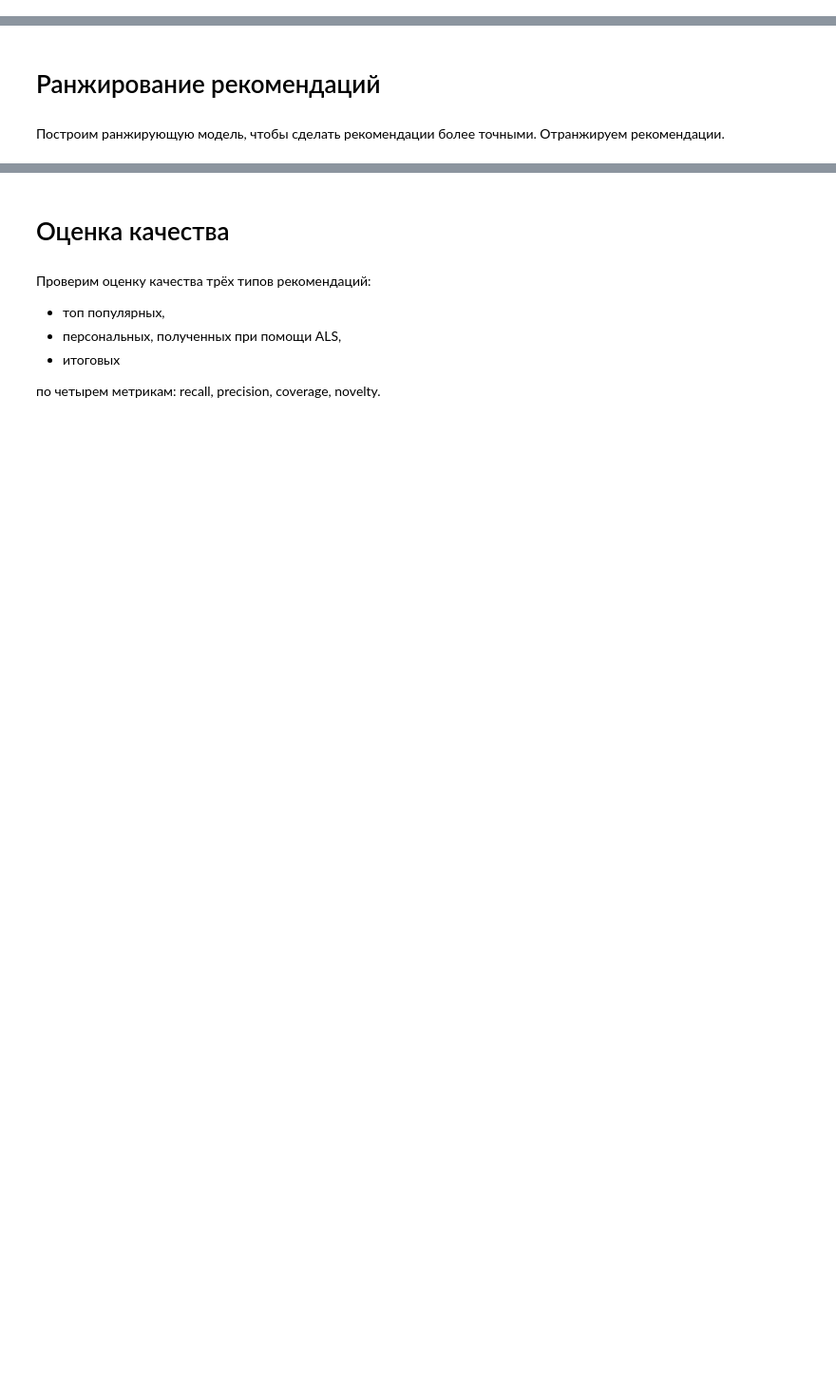
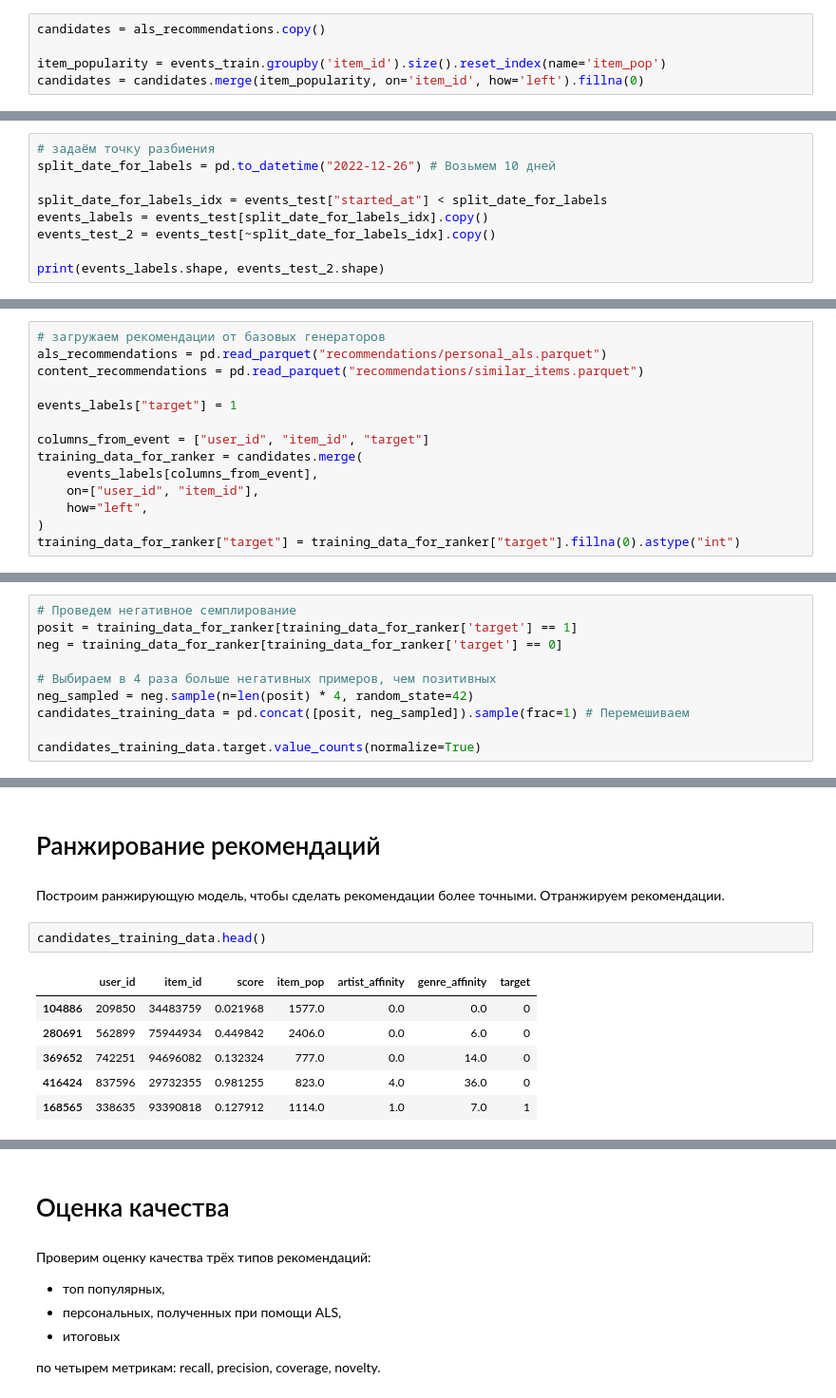
Before and after one commit to annaempty/mle-project-sprint-4-v001, a Jupyter notebook: recommendations.ipynb, the cells around one changed output, grey strips where cells are left out. Shown at 95% size. Cells and saved outputs as stored; diff of their text form; blank space fills up the shorter version.

```diff
--- a/recommendations.ipynb
+++ b/recommendations.ipynb
@@ -495,0 +628,5 @@ als_model.save("model/als_model")
+# %%
+candidates = als_recommendations.copy()
+
+item_popularity = events_train.groupby('item_id').size().reset_index(name='item_pop')
+candidates = candidates.merge(item_popularity, on='item_id', how='left').fillna(0)
@@ -495,0 +696,9 @@ als_model.save("model/als_model")
+# %%
+# задаём точку разбиения
+split_date_for_labels = pd.to_datetime("2022-12-26") # Возьмем 10 дней
+
+split_date_for_labels_idx = events_test["started_at"] < split_date_for_labels
+events_labels = events_test[split_date_for_labels_idx].copy()
+events_test_2 = events_test[~split_date_for_labels_idx].copy()
+
+print(events_labels.shape, events_test_2.shape)
@@ -495,0 +707,14 @@ als_model.save("model/als_model")
+# %%
+# загружаем рекомендации от базовых генераторов
+als_recommendations = pd.read_parquet("recommendations/personal_als.parquet")
+content_recommendations = pd.read_parquet("recommendations/similar_items.parquet")
+
+events_labels["target"] = 1
+
+columns_from_event = ["user_id", "item_id", "target"]
+training_data_for_ranker = candidates.merge(
+    events_labels[columns_from_event],
+    on=["user_id", "item_id"],
+    how="left",
+)
+training_data_for_ranker["target"] = training_data_for_ranker["target"].fillna(0).astype("int")
@@ -495,0 +728,10 @@ als_model.save("model/als_model")
+# %%
+# Проведем негативное семплирование
+posit = training_data_for_ranker[training_data_for_ranker['target'] == 1]
+neg = training_data_for_ranker[training_data_for_ranker['target'] == 0]
+
+# Выбираем в 4 раза больше негативных примеров, чем позитивных
+neg_sampled = neg.sample(n=len(posit) * 4, random_state=42)
+candidates_training_data = pd.concat([posit, neg_sampled]).sample(frac=1) # Перемешиваем
+
+candidates_training_data.target.value_counts(normalize=True)
@@ -497,3 +761,12 @@ als_model.save("model/als_model")
 # Ранжирование рекомендаций
 # %% [markdown]
 Построим ранжирующую модель, чтобы сделать рекомендации более точными. Отранжируем рекомендации.
+# %%
+candidates_training_data.head()
+# %% [output]
+|  | user_id | item_id | score | item_pop | artist_affinity | genre_affinity | target |
+| 104886 | 209850 | 34483759 | 0.021968 | 1577.0 | 0.0 | 0.0 | 0 |
+| 280691 | 562899 | 75944934 | 0.449842 | 2406.0 | 0.0 | 6.0 | 0 |
+| 369652 | 742251 | 94696082 | 0.132324 | 777.0 | 0.0 | 14.0 | 0 |
+| 416424 | 837596 | 29732355 | 0.981255 | 823.0 | 4.0 | 36.0 | 0 |
+| 168565 | 338635 | 93390818 | 0.127912 | 1114.0 | 1.0 | 7.0 | 1 |
```
Also changed, not shown: parts of 39 cells of this notebook, 2 other files.
